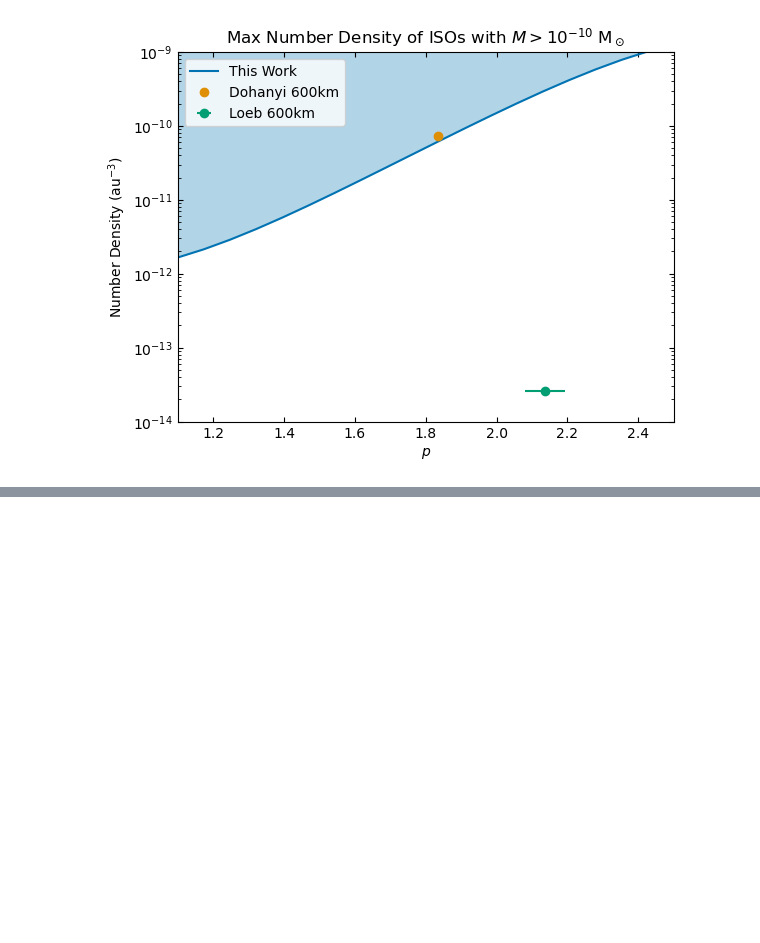
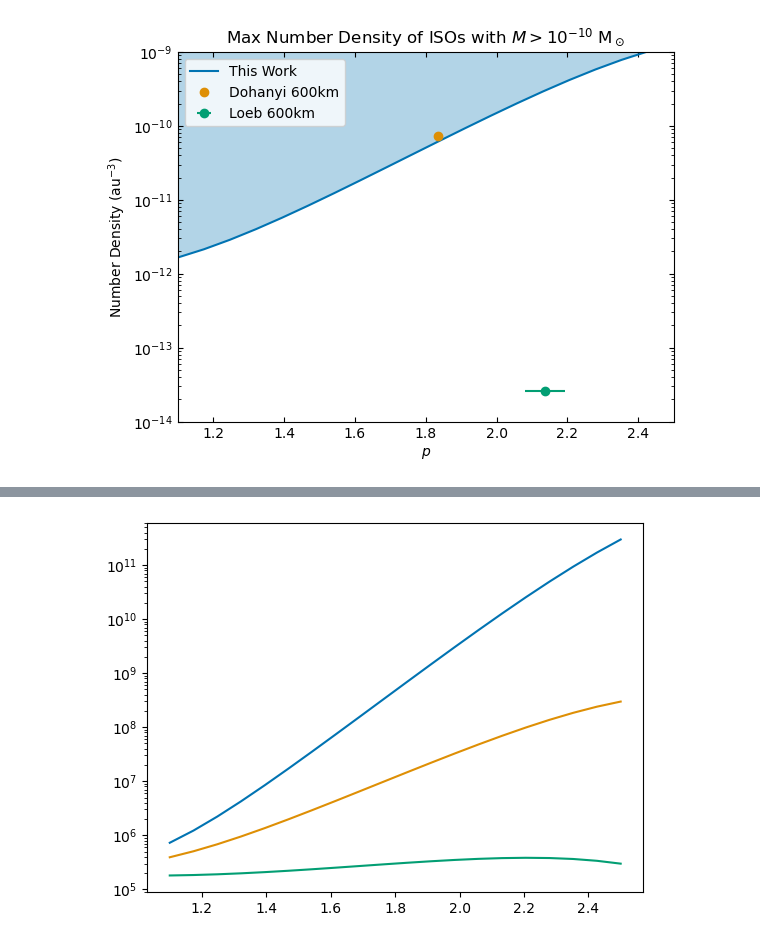
Before and after one commit to NolanSmyth/LensCalcPy, a Jupyter notebook: examples/hsc_ffp.ipynb, the cells around one changed output, grey strips where cells are left out. Drawn from its saved outputs; the diff is of its cells as text; code cells hidden in the pictures; blank space fills up the shorter version.

Commit message:
Removed wavelength for purely finite case

```diff
--- a/examples/hsc_ffp.ipynb
+++ b/examples/hsc_ffp.ipynb
@@ -244,0 +295,7 @@ plt.show()
+# %%
+n_objects_dict = {}
+# %%
+for m in m_arr:
+    with Pool() as p:
+        f = functools.partial(get_constraint_iso, m, finite=True)
+        n_objects_dict[m] = list(tqdm(p.imap(f, alpha_values), total=len(alpha_values)))
@@ -244,0 +314,6 @@ plt.show()
+# %%
+for mass, n_objects_arr in n_objects_dict.items():
+    plt.plot(alpha_values, n_objects_arr, label='{} M$_\odot$'.format(mass))
+plt.yscale('log')
+# %% [output]
+[figure, added]
```
Also changed, not shown: parts of 11 cells of this notebook, 11 other files.
